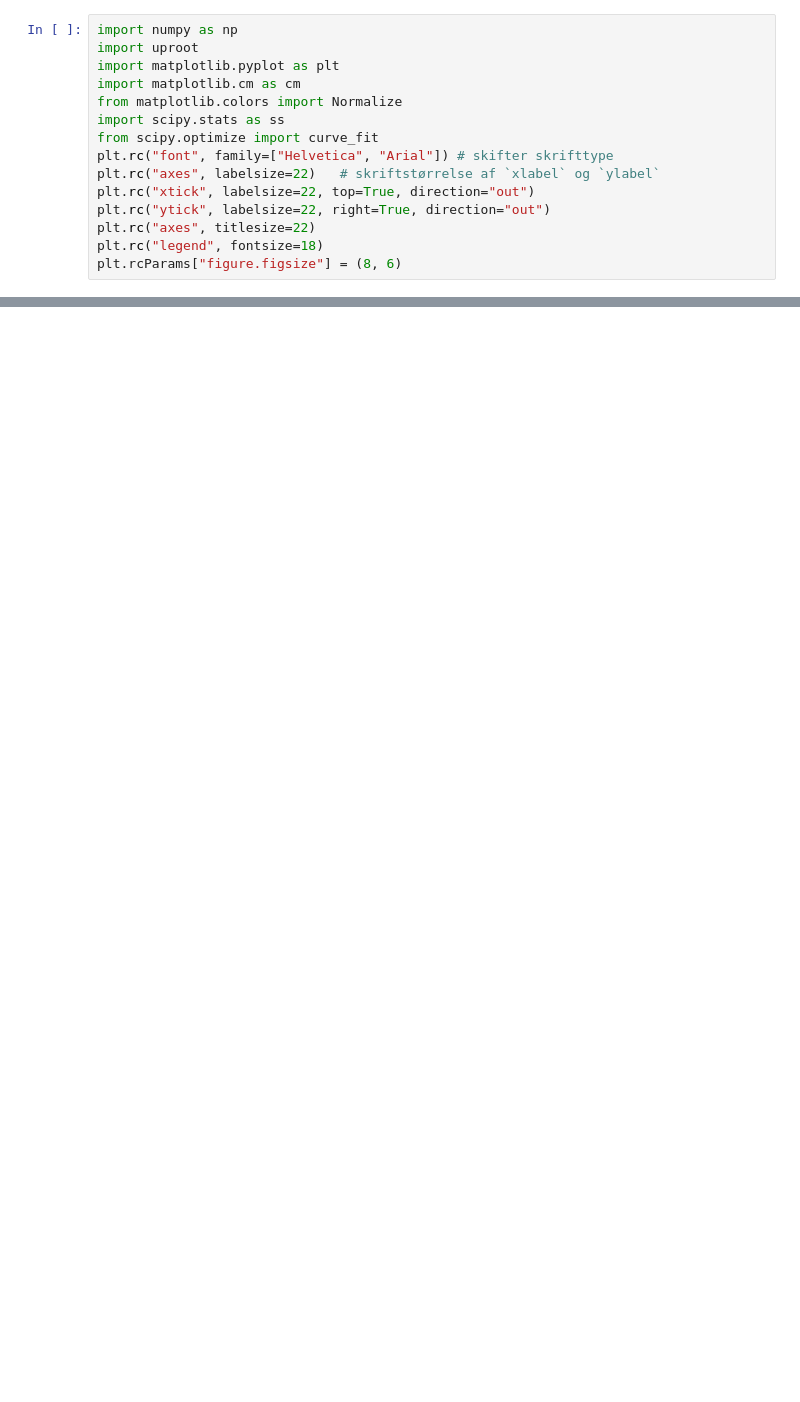
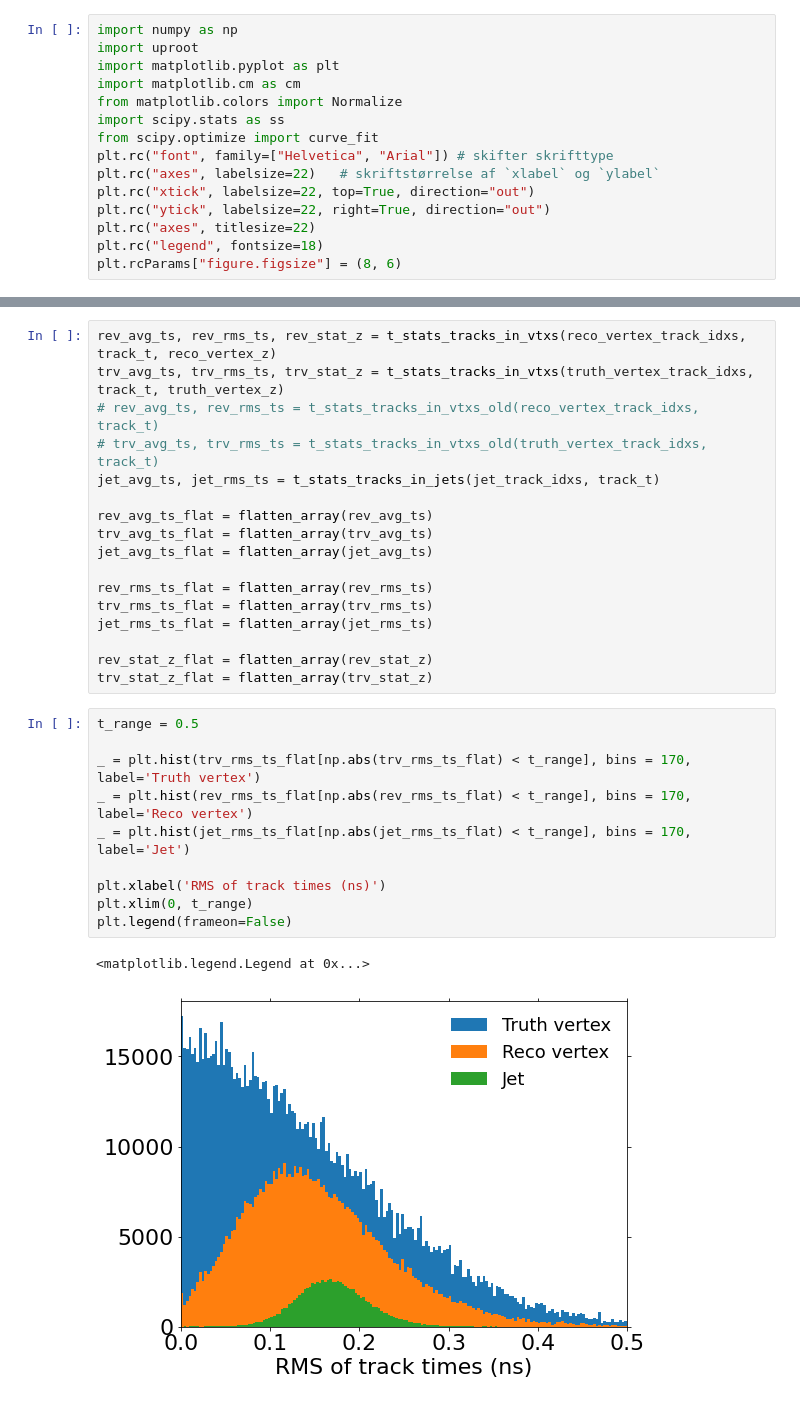
Before and after one commit to ttlindkvist/4DTracking, a Jupyter notebook: ntuples_condor/time.ipynb, the cells around one changed output, grey strips where cells are left out. Saved outputs shown, nothing was run; the diff lists cells and outputs as text; blank space fills up the shorter version.

```diff
--- a/ntuples_condor/time.ipynb
+++ b/ntuples_condor/time.ipynb
@@ -42,0 +89,30 @@ def t_stats_tracks_in_vtxs(vertex_tracks_idx, track_t):
+# %%
+rev_avg_ts, rev_rms_ts, rev_stat_z = t_stats_tracks_in_vtxs(reco_vertex_track_idxs, track_t, reco_vertex_z)
+trv_avg_ts, trv_rms_ts, trv_stat_z = t_stats_tracks_in_vtxs(truth_vertex_track_idxs, track_t, truth_vertex_z)
+# rev_avg_ts, rev_rms_ts = t_stats_tracks_in_vtxs_old(reco_vertex_track_idxs, track_t)
+# trv_avg_ts, trv_rms_ts = t_stats_tracks_in_vtxs_old(truth_vertex_track_idxs, track_t)
+jet_avg_ts, jet_rms_ts = t_stats_tracks_in_jets(jet_track_idxs, track_t)
+
+rev_avg_ts_flat = flatten_array(rev_avg_ts)
+trv_avg_ts_flat = flatten_array(trv_avg_ts)
+jet_avg_ts_flat = flatten_array(jet_avg_ts)
+
+rev_rms_ts_flat = flatten_array(rev_rms_ts)
+trv_rms_ts_flat = flatten_array(trv_rms_ts)
+jet_rms_ts_flat = flatten_array(jet_rms_ts)
+
+rev_stat_z_flat = flatten_array(rev_stat_z)
+trv_stat_z_flat = flatten_array(trv_stat_z)
+# %%
+t_range = 0.5
+
+_ = plt.hist(trv_rms_ts_flat[np.abs(trv_rms_ts_flat) < t_range], bins = 170, label='Truth vertex')
+_ = plt.hist(rev_rms_ts_flat[np.abs(rev_rms_ts_flat) < t_range], bins = 170, label='Reco vertex')
+_ = plt.hist(jet_rms_ts_flat[np.abs(jet_rms_ts_flat) < t_range], bins = 170, label='Jet')
+
+plt.xlabel('RMS of track times (ns)')
+plt.xlim(0, t_range)
+plt.legend(frameon=False)
+# %% [output]
+<matplotlib.legend.Legend at 0x...>
+[figure, added]
```
Also changed, not shown: parts of 8 cells of this notebook, 11 other files.
